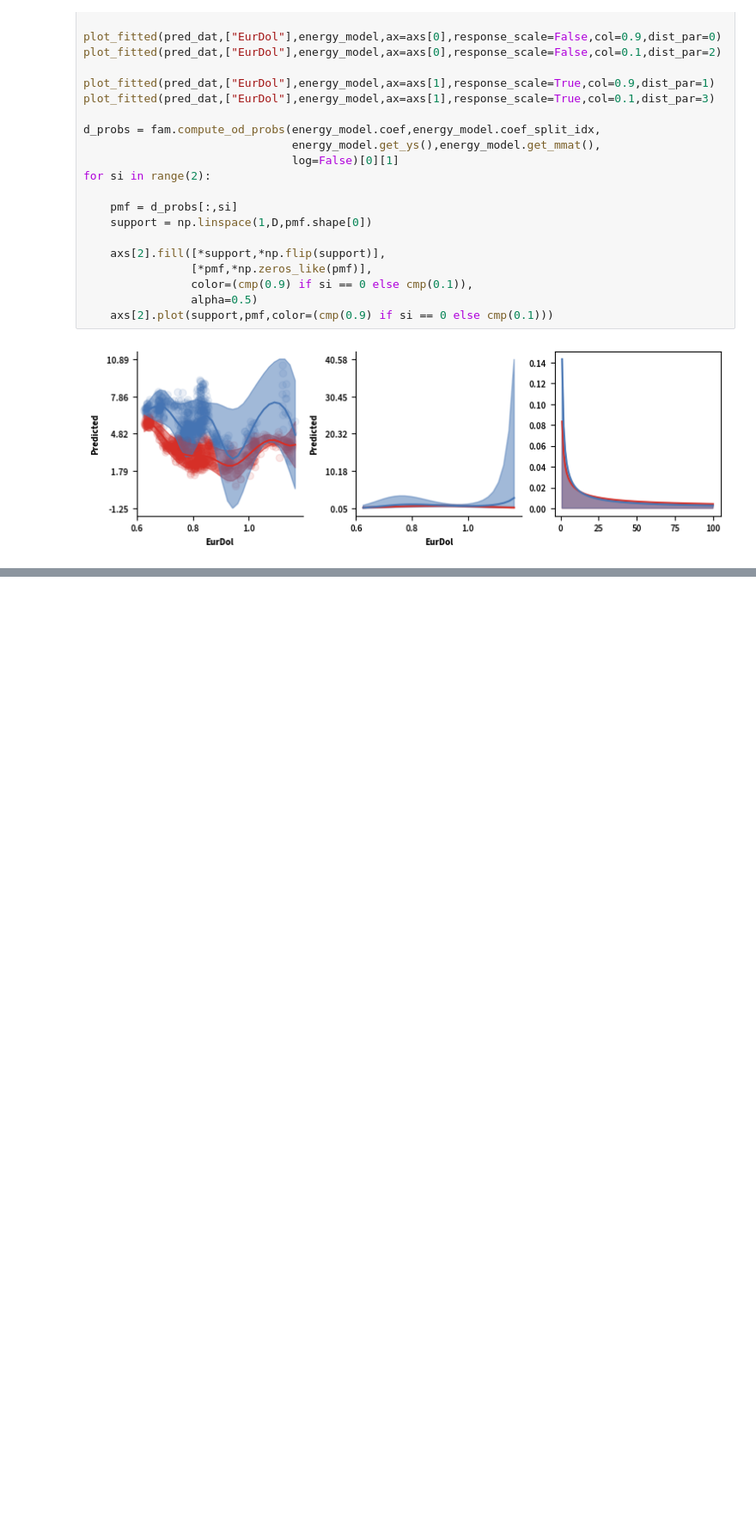
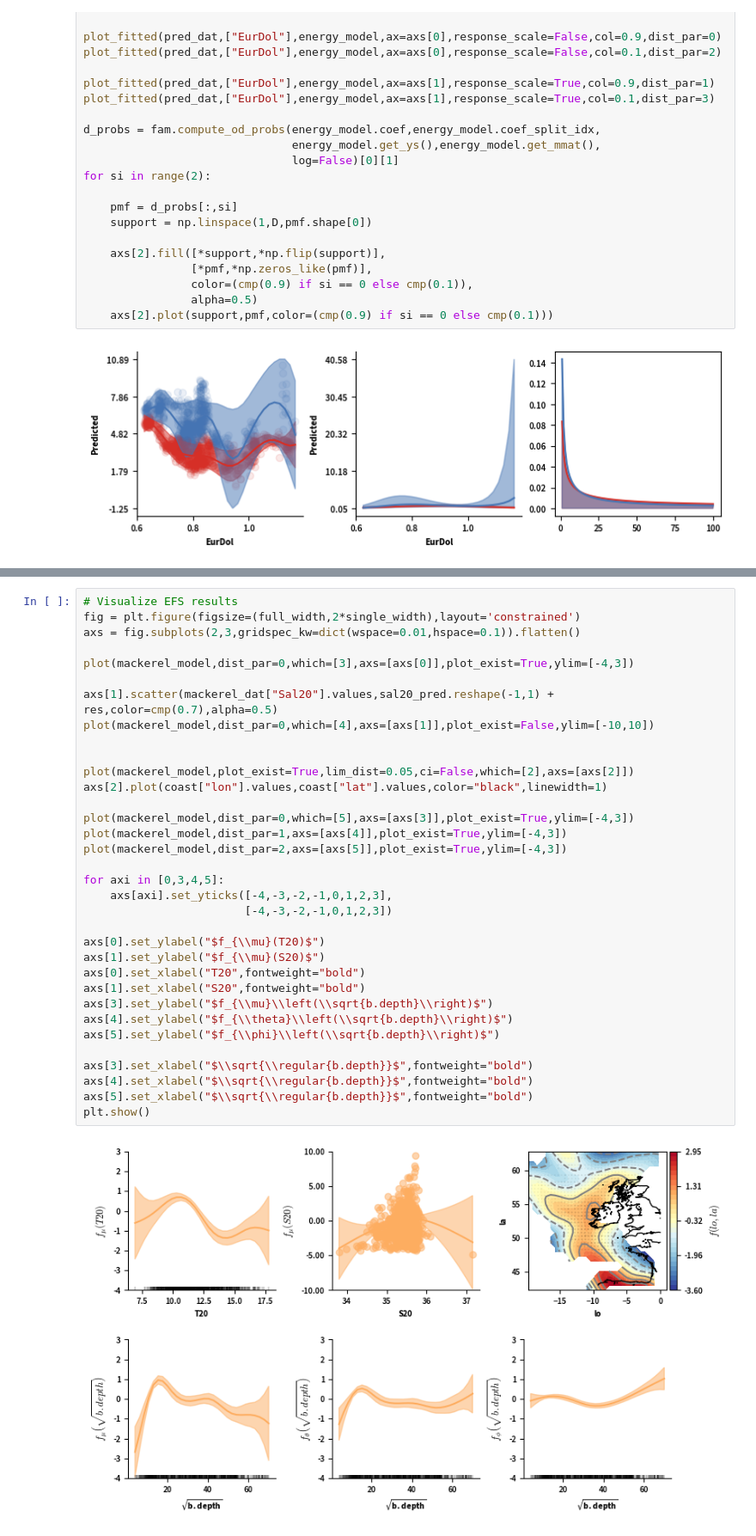
Before and after one commit to JoKra1/lSQEFS_supplementary, a Jupyter notebook: examples.ipynb, the cells around one changed output, grey strips where cells are left out. Shown at 86% size. Cells and saved outputs as stored; diff of their text form; blank space fills up the shorter version.

Commit message:
Added Mackerel example

```diff
--- a/examples.ipynb
+++ b/examples.ipynb
@@ -154,0 +195,36 @@ for si in range(2):
+# %%
+# Visualize EFS results
+fig = plt.figure(figsize=(full_width,2*single_width),layout='constrained')
+axs = fig.subplots(2,3,gridspec_kw=dict(wspace=0.01,hspace=0.1)).flatten()
+
+plot(mackerel_model,dist_par=0,which=[3],axs=[axs[0]],plot_exist=True,ylim=[-4,3])
+
+axs[1].scatter(mackerel_dat["Sal20"].values,sal20_pred.reshape(-1,1) + res,color=cmp(0.7),alpha=0.5)
+plot(mackerel_model,dist_par=0,which=[4],axs=[axs[1]],plot_exist=False,ylim=[-10,10])
+
+
+plot(mackerel_model,plot_exist=True,lim_dist=0.05,ci=False,which=[2],axs=[axs[2]])
+axs[2].plot(coast["lon"].values,coast["lat"].values,color="black",linewidth=1)
+
+plot(mackerel_model,dist_par=0,which=[5],axs=[axs[3]],plot_exist=True,ylim=[-4,3])
+plot(mackerel_model,dist_par=1,axs=[axs[4]],plot_exist=True,ylim=[-4,3])
+plot(mackerel_model,dist_par=2,axs=[axs[5]],plot_exist=True,ylim=[-4,3])
+
+for axi in [0,3,4,5]:
+    axs[axi].set_yticks([-4,-3,-2,-1,0,1,2,3],
+                        [-4,-3,-2,-1,0,1,2,3])
+
+axs[0].set_ylabel("$f_{\\mu}(T20)$")
+axs[1].set_ylabel("$f_{\\mu}(S20)$")
+axs[0].set_xlabel("T20",fontweight="bold")
+axs[1].set_xlabel("S20",fontweight="bold")
+axs[3].set_ylabel("$f_{\\mu}\\left(\\sqrt{b.depth}\\right)$")
+axs[4].set_ylabel("$f_{\\theta}\\left(\\sqrt{b.depth}\\right)$")
+axs[5].set_ylabel("$f_{\\phi}\\left(\\sqrt{b.depth}\\right)$")
+
+axs[3].set_xlabel("$\\sqrt{\\regular{b.depth}}$",fontweight="bold")
+axs[4].set_xlabel("$\\sqrt{\\regular{b.depth}}$",fontweight="bold")
+axs[5].set_xlabel("$\\sqrt{\\regular{b.depth}}$",fontweight="bold")
+plt.show()
+# %% [output]
+[figure, added]
```
Also changed, not shown: parts of 5 cells of this notebook, 2 other files.
